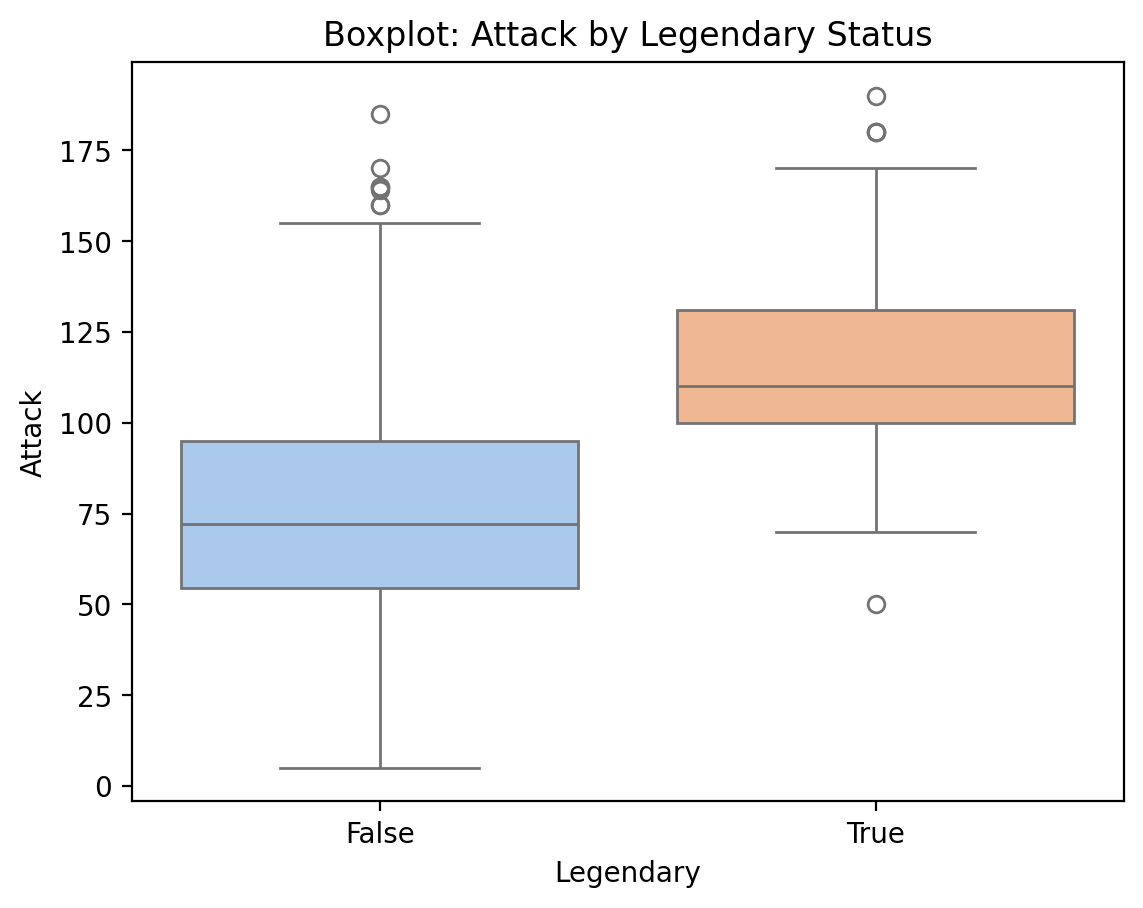
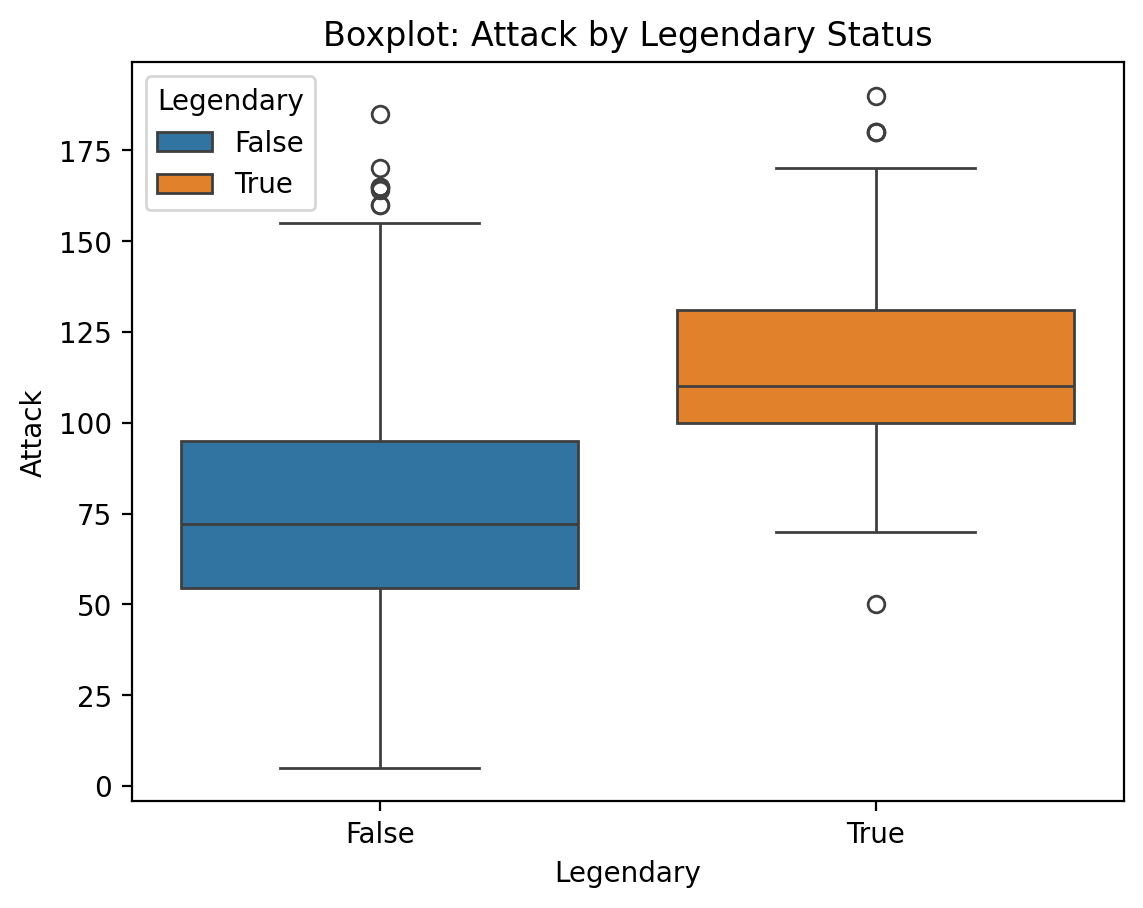
The notebook cell's code change between the first figure and the second:
--- before
+++ after
@@ -1,8 +1,8 @@
 #10
-sns.boxplot(data=df_pokemon, x='Legendary', y='Attack', palette='pastel')
+sns.boxplot(data=df_pokemon, x='Legendary', y='Attack', hue='Legendary')
 plt.title('Boxplot: Attack by Legendary Status')
 plt.show()
 
-sns.violinplot(data=df_pokemon, x='Legendary', y='Attack', palette='pastel')
+sns.violinplot(data=df_pokemon, x='Legendary', y='Attack', hue='Legendary')
 plt.title('Violin Plot: Attack by Legendary Status')
 plt.show()

Commit: quick task 10 fix